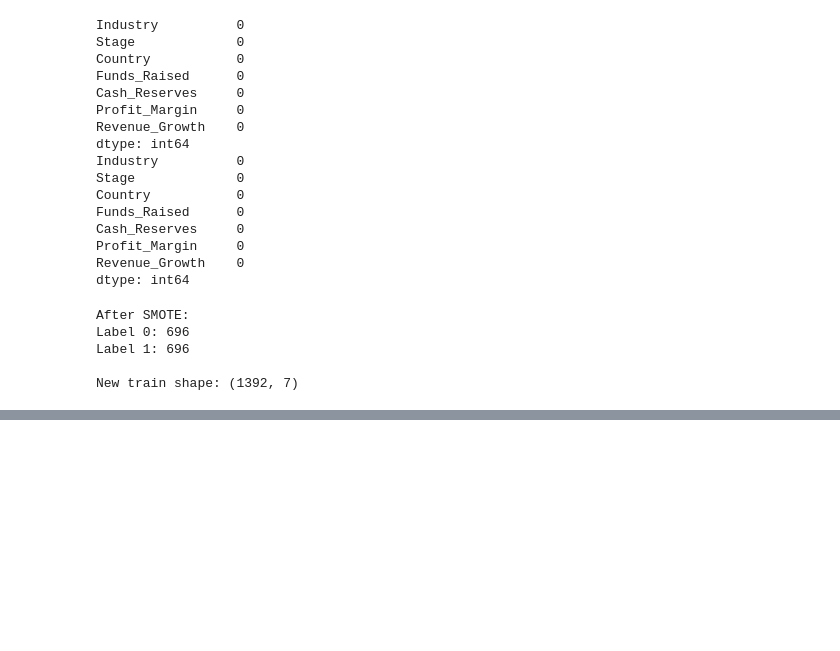
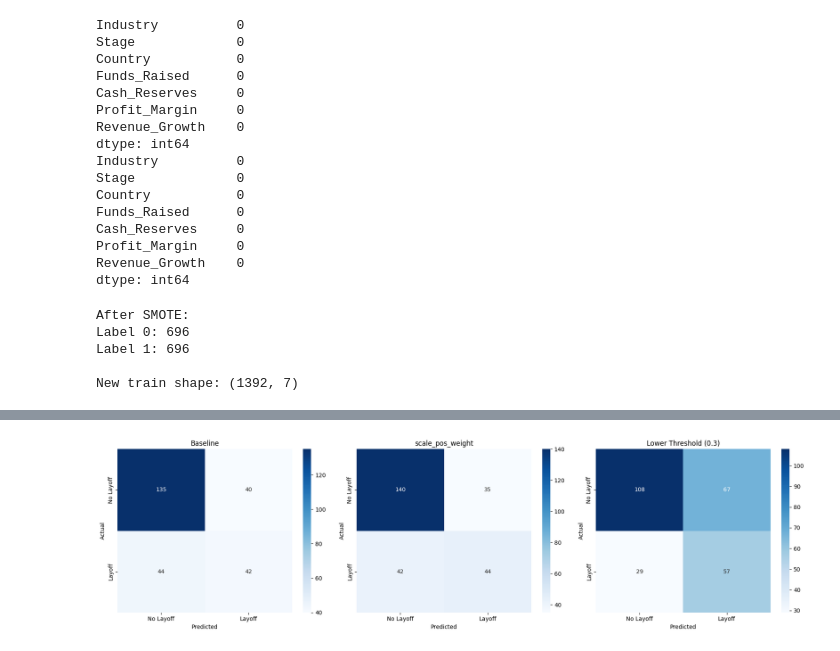
Before and after one commit to Yashwanth-Kumar-Kotla/early_layoff_warning, a Jupyter notebook: notebooks/03_experimenting.ipynb, the cells around one changed output, grey strips where cells are left out. Cells and saved outputs as stored; diff of their text form; code cells hidden in the pictures; blank space fills up the shorter version.

```diff
--- a/notebooks/03_experimenting.ipynb
+++ b/notebooks/03_experimenting.ipynb
@@ -240,0 +275,6 @@ plt.show()
+# %%
+y_pred_thresh = (y_prob_base >= 0.3).astype(int)
+
+print("\n── Lower threshold (0.3) on baseline model ──")
+print(classification_report(y_test, y_pred_thresh))
+print(f"ROC-AUC: {roc_auc_score(y_test, y_prob_base):.4f}")
@@ -240,0 +293,23 @@ plt.show()
+# %%
+fig, axes = plt.subplots(1, 3, figsize=(18, 5))
+
+for ax, cm_data, title in zip(
+    axes,
+    [
+        confusion_matrix(y_test, y_pred_base),
+        confusion_matrix(y_test, y_pred_scaled),
+        confusion_matrix(y_test, y_pred_thresh)
+    ],
+    ['Baseline', 'scale_pos_weight', 'Lower Threshold (0.3)']
+):
+    sns.heatmap(cm_data, annot=True, fmt='d', cmap='Blues', ax=ax,
+                xticklabels=['No Layoff', 'Layoff'],
+                yticklabels=['No Layoff', 'Layoff'])
+    ax.set_title(title)
+    ax.set_ylabel('Actual')
+    ax.set_xlabel('Predicted')
+
+plt.tight_layout()
+plt.show()
+# %% [output]
+[figure, added]
```
Also changed, not shown: parts of 13 cells of this notebook, 10 other files.
